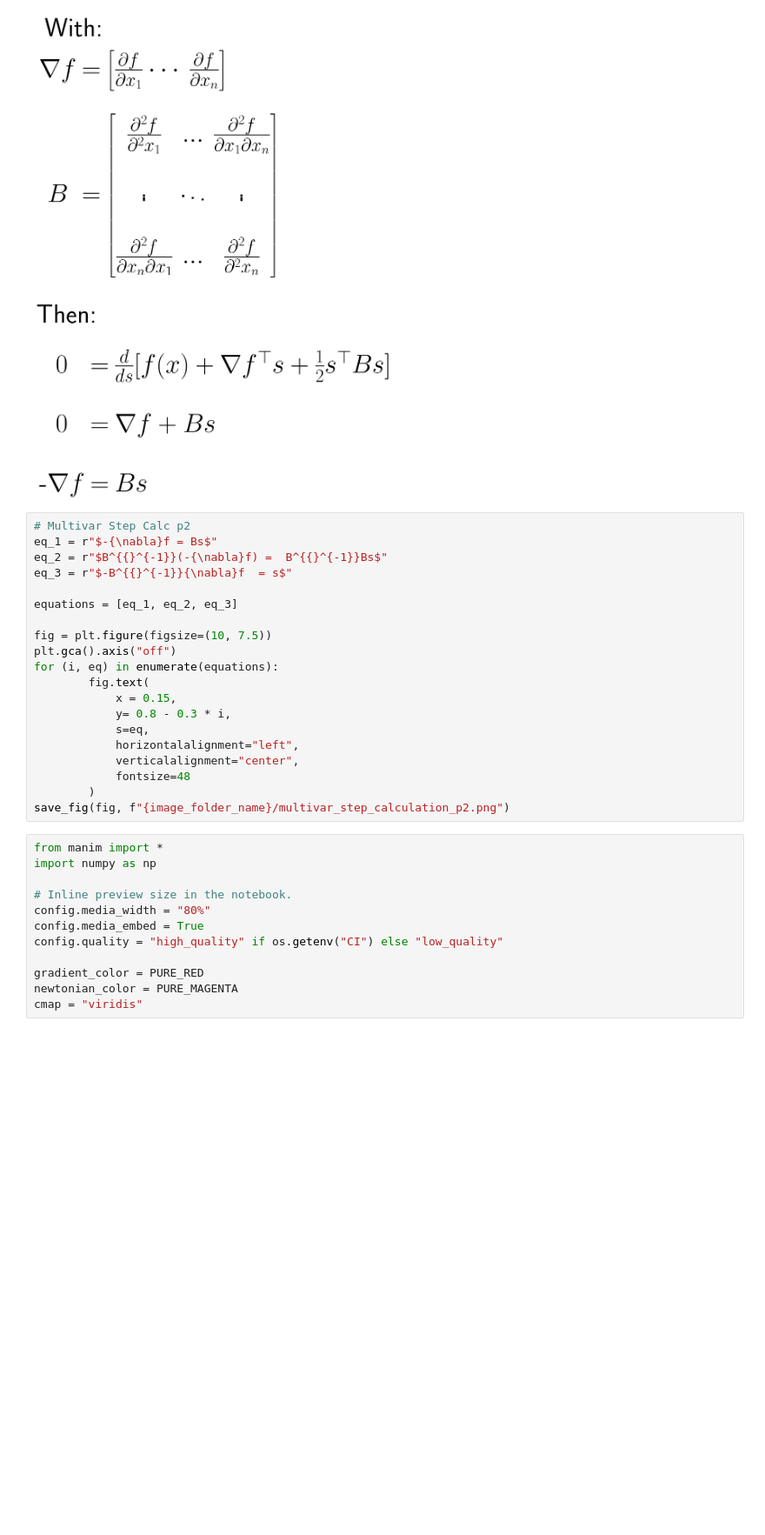
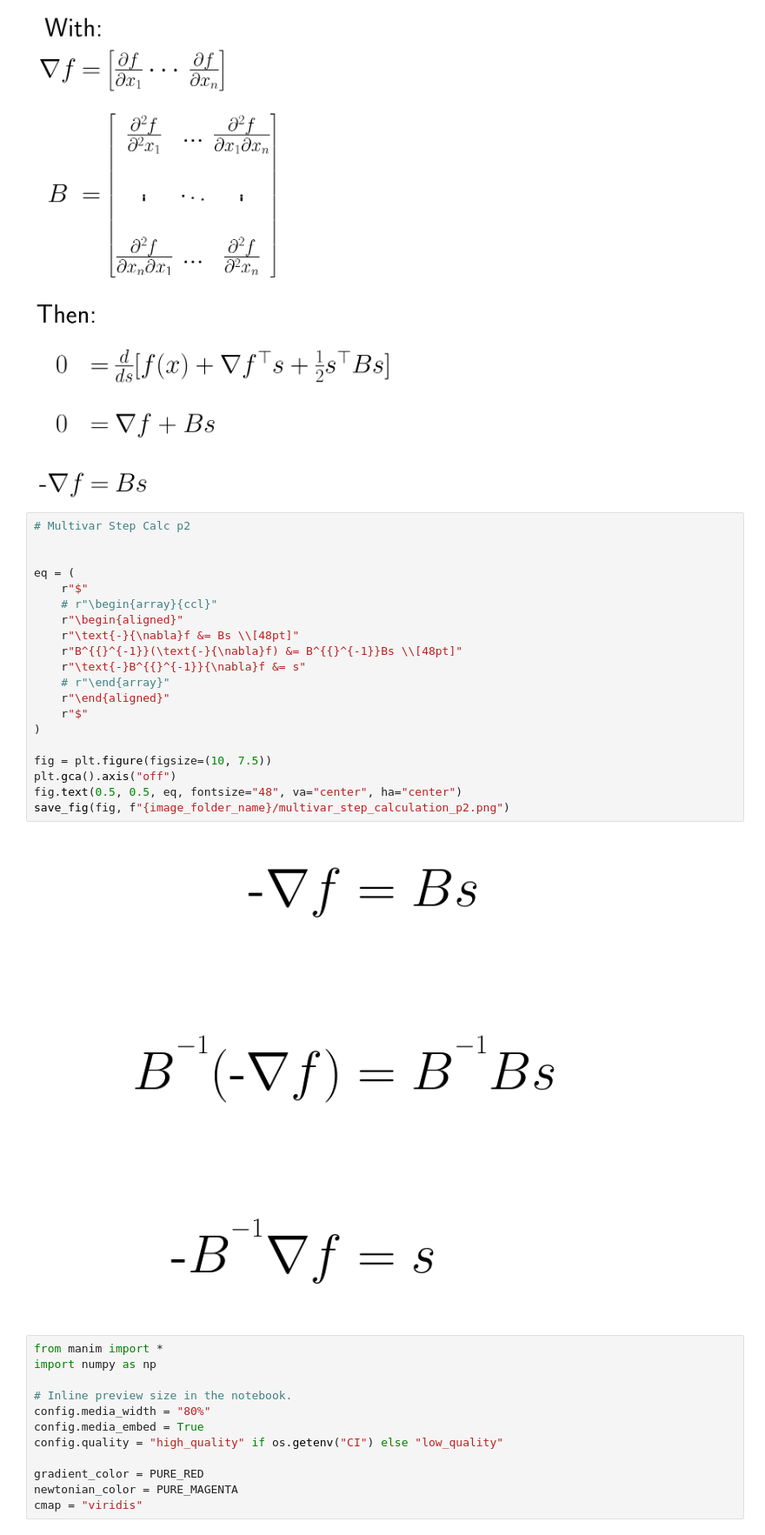
Before and after one commit to lprekon/lprekon.github.io, a Jupyter notebook: content/lmbfgs_explainer/lmbfgs_blogpost_graphics.ipynb, the cells around one changed output. Shown at 87% size. Saved outputs shown, nothing was run; the diff lists cells and outputs as text; blank space fills up the shorter version.

```diff
--- a/content/lmbfgs_explainer/lmbfgs_blogpost_graphics.ipynb
+++ b/content/lmbfgs_explainer/lmbfgs_blogpost_graphics.ipynb
@@ -143,24 +143,26 @@ save_fig(fig, f"{image_folder_name}/multivar_step_calculation_p1.png")
 [figure]
 # %%
 # Multivar Step Calc p2
-eq_1 = r"$-{\nabla}f = Bs$"
-eq_2 = r"$B^{{}^{-1}}(-{\nabla}f) =  B^{{}^{-1}}Bs$"
-eq_3 = r"$-B^{{}^{-1}}{\nabla}f  = s$"
 
-equations = [eq_1, eq_2, eq_3]
+
+eq = (
+    r"$"
+    # r"\begin{array}{ccl}"
+    r"\begin{aligned}"
+    r"\text{-}{\nabla}f &= Bs \\[48pt]"
+    r"B^{{}^{-1}}(\text{-}{\nabla}f) &= B^{{}^{-1}}Bs \\[48pt]"
+    r"\text{-}B^{{}^{-1}}{\nabla}f &= s"
+    # r"\end{array}"
+    r"\end{aligned}"
+    r"$"
+)
 
 fig = plt.figure(figsize=(10, 7.5))
 plt.gca().axis("off")
-for (i, eq) in enumerate(equations):
-        fig.text(
-            x = 0.15,
-            y= 0.8 - 0.3 * i,
-            s=eq,
-            horizontalalignment="left",
-            verticalalignment="center",
-            fontsize=48
-        )
+fig.text(0.5, 0.5, eq, fontsize="48", va="center", ha="center")
 save_fig(fig, f"{image_folder_name}/multivar_step_calculation_p2.png")
+# %% [output]
+[figure, added]
 # %%
 from manim import *
 import numpy as np
```
